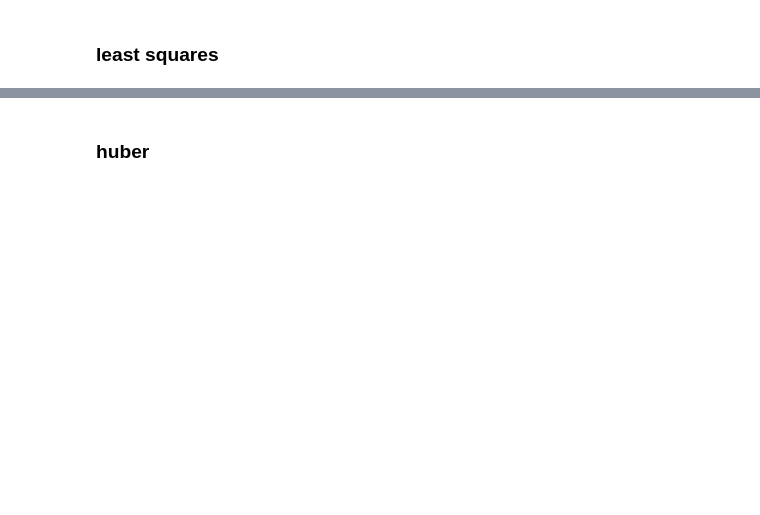
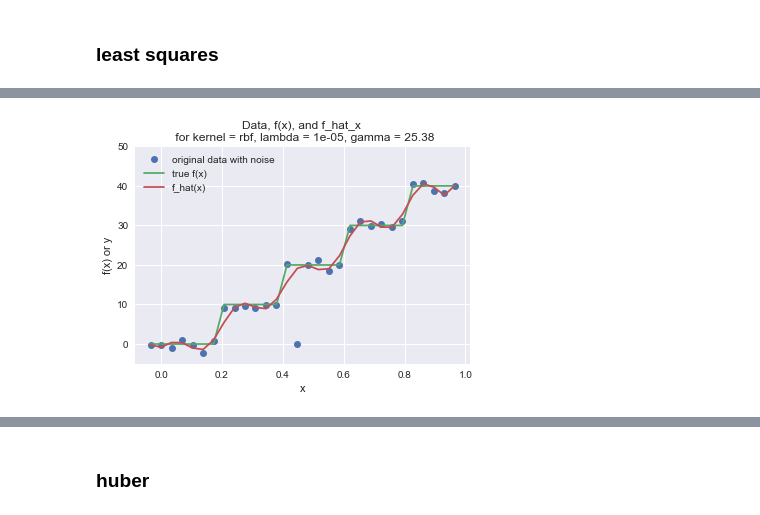
Before and after one commit to davidjuliancaldwell/machine-learning-class, a Jupyter notebook: hw4/cvxpy_notebook.ipynb, the cells around one changed output, grey strips where cells are left out. Saved outputs shown, nothing was run; the diff lists cells and outputs as text; code cells hidden in the pictures; blank space fills up the shorter version.

Commit message:
cvxpy kernel working!

```diff
--- a/hw4/cvxpy_notebook.ipynb
+++ b/hw4/cvxpy_notebook.ipynb
@@ -220,0 +259,18 @@ plt.legend()
+# %%
+lambda_vec = np.array([1e-5,1e-4,1e-3,1e-2,1e-1,1,10,100])
+
+gamma = choose_gamma(x_i)
+
+gamma_vec = np.arange(gamma-10,gamma+45,5)
+
+#loss_func = 'least_squares'
+loss_func = 'huber'
+
+score_vec = LOOCV_rbf(x_i,y,lambda_vec,gamma_vec,loss_func)
+
+best_ind = np.unravel_index(score_vec.argmin(), score_vec.shape)
+
+best_gamma = gamma_vec[best_ind[1]]
+best_lambda = lambda_vec[best_ind[0]]
+
+f_hat = np.zeros((x_i_cont.shape))
@@ -220,0 +295,25 @@ plt.legend()
+# %%
+K = make_K_mat_rbf(x_i,best_gamma)
+alpha = Variable(n)
+
+if loss_func == 'least_squares':
+    cost = sum_squares(y - K*alpha) + best_lambda*quad_form(alpha,K)
+
+elif loss_func == 'huber':
+    cost = sum_entries(huber(y - K.T*alpha, 1)) + best_lambda*quad_form(alpha,K)
+
+objective = Minimize(cost)
+prob = Problem(objective)
+result = prob.solve()
+alpha_hat = alpha.value
+
+for i in np.arange(x_i_cont.shape[0]):
+    eval_kernel = kernel_eval_rbf(best_gamma,float(x_i_cont[i]),x_i_cont)
+    predict_y = np.sum(alpha_hat.A1.T*np.array(eval_kernel))
+    f_hat[i] = predict_y
+
+
+
+plot_function_rbf(x_i,y,x_i_cont,f_x,f_hat,'rbf',best_lambda,best_gamma)
+# %% [output]
+[figure, added]
```
Also changed, not shown: parts of 7 cells of this notebook, 2 other files.
